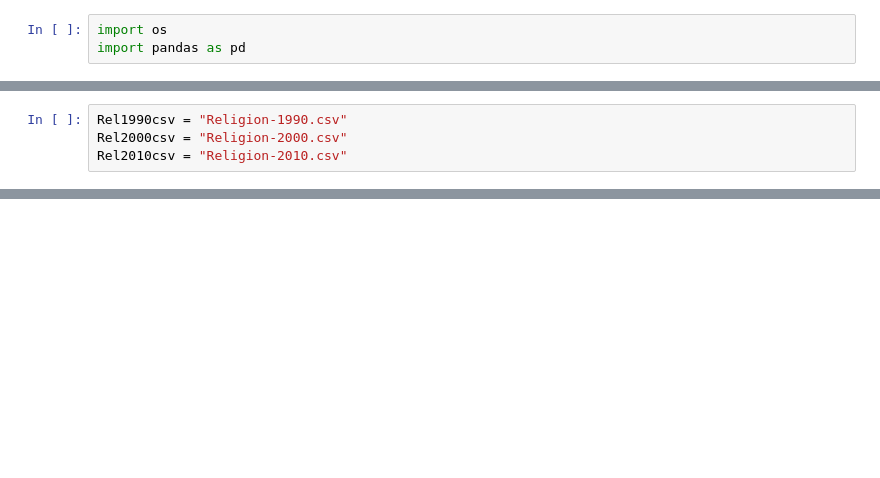
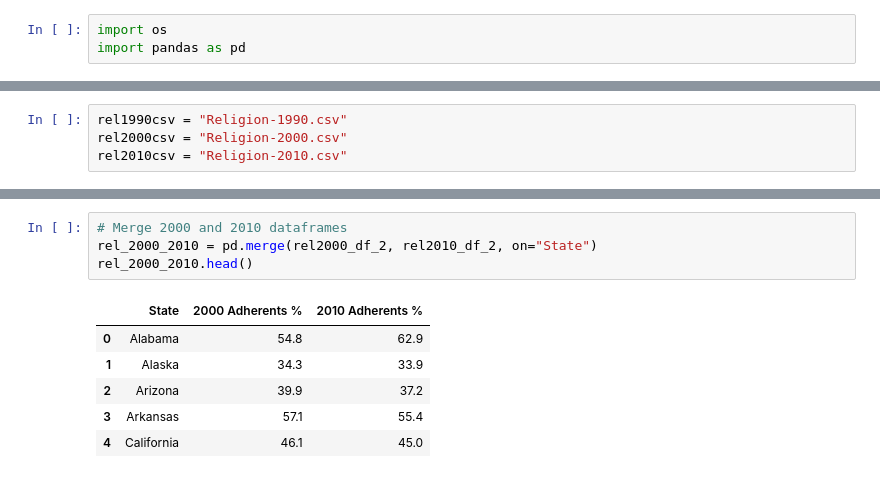
Before and after one commit to silentstar29/ETL-Project, a Jupyter notebook: Cleaned Data Tables.ipynb, the cells around one changed output, grey strips where cells are left out. Saved outputs shown, nothing was run; the diff lists cells and outputs as text; blank space fills up the shorter version.

```diff
--- a/Cleaned Data Tables.ipynb
+++ b/Cleaned Data Tables.ipynb
@@ -6,5 +6,5 @@ MRcsv = "Marriage_Rates.csv"
 # %%
-Rel1990csv = "Religion-1990.csv"
-Rel2000csv = "Religion-2000.csv"
-Rel2010csv = "Religion-2010.csv"
+rel1990csv = "Religion-1990.csv"
+rel2000csv = "Religion-2000.csv"
+rel2010csv = "Religion-2010.csv"
 # %%
@@ -56,0 +79,11 @@ Rel2010_df_2.head()
+# %%
+# Merge 2000 and 2010 dataframes
+rel_2000_2010 = pd.merge(rel2000_df_2, rel2010_df_2, on="State")
+rel_2000_2010.head()
+# %% [output]
+|  | State | 2000 Adherents % | 2010 Adherents % |
+| 0 | Alabama | 54.8 | 62.9 |
+| 1 | Alaska | 34.3 | 33.9 |
+| 2 | Arizona | 39.9 | 37.2 |
+| 3 | Arkansas | 57.1 | 55.4 |
+| 4 | California | 46.1 | 45.0 |
```
Also changed, not shown: parts of 15 cells of this notebook.
